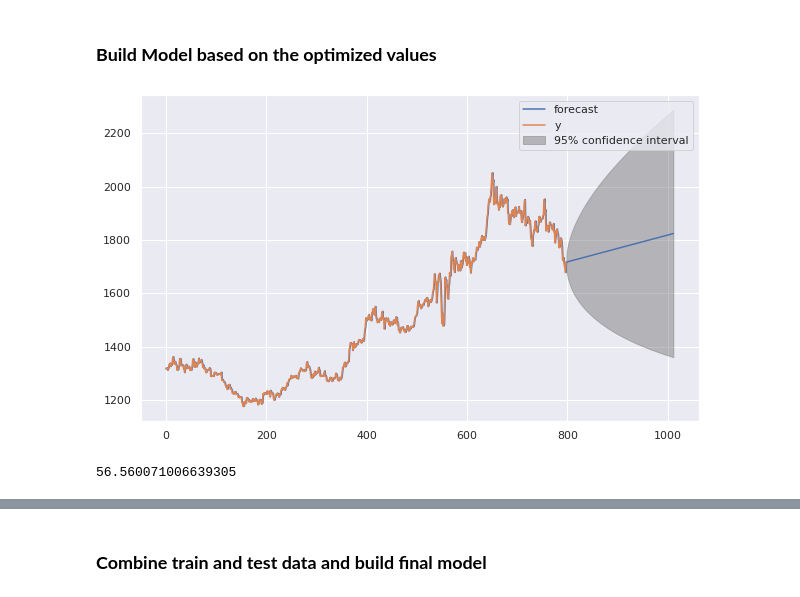
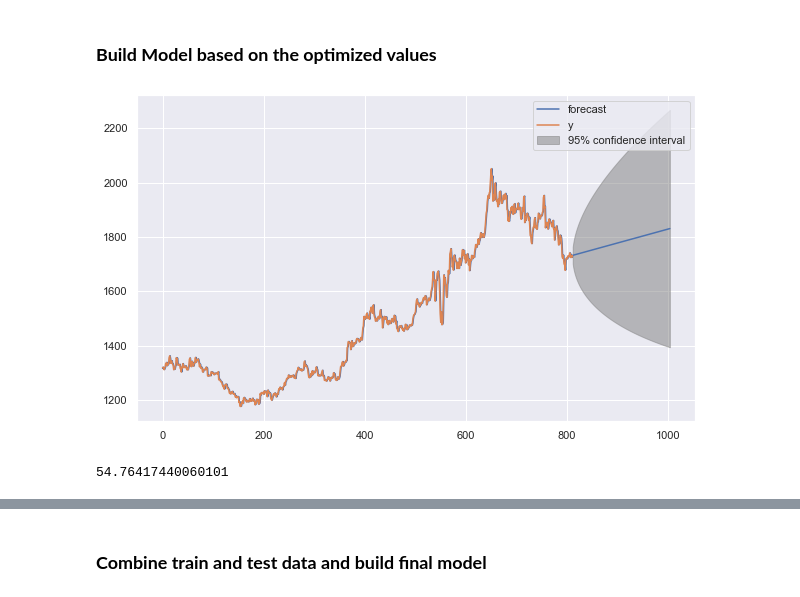
Before and after one commit to RiteshopShrivastava/Gold-Price-forecasting, a Jupyter notebook: Gold_price_prediction.ipynb, the cells around one changed output, grey strips where cells are left out. Saved outputs shown, nothing was run; the diff lists cells and outputs as text; code cells hidden in the pictures.

```diff
--- a/Gold_price_prediction.ipynb
+++ b/Gold_price_prediction.ipynb
@@ -396,19 +405,19 @@ X = X.astype('float32')
 # %%
 # fit model
 model = ARIMA(X, order=(0,1,0))
 model_fit = model.fit()
-forecast=model_fit.forecast(steps=212)[0]
-model_fit.plot_predict(1, 1012)
+forecast=model_fit.forecast(steps=200)[0]
+model_fit.plot_predict(1, 1004)
 plt.show()
 # %% [output]
-[figure, old version]
+[figure, new version]
 # %%
 #Error on the test data
 val=pd.read_csv('validation.csv',header=None)
 rmse = sqrt(mean_squared_error(val[1], forecast))
 rmse
 # %% [output]
-56.560071006639305
+54.76417440060101
 # %%
 val[1]
 # %% [output]
```
Also changed, not shown: parts of 27 cells of this notebook.
